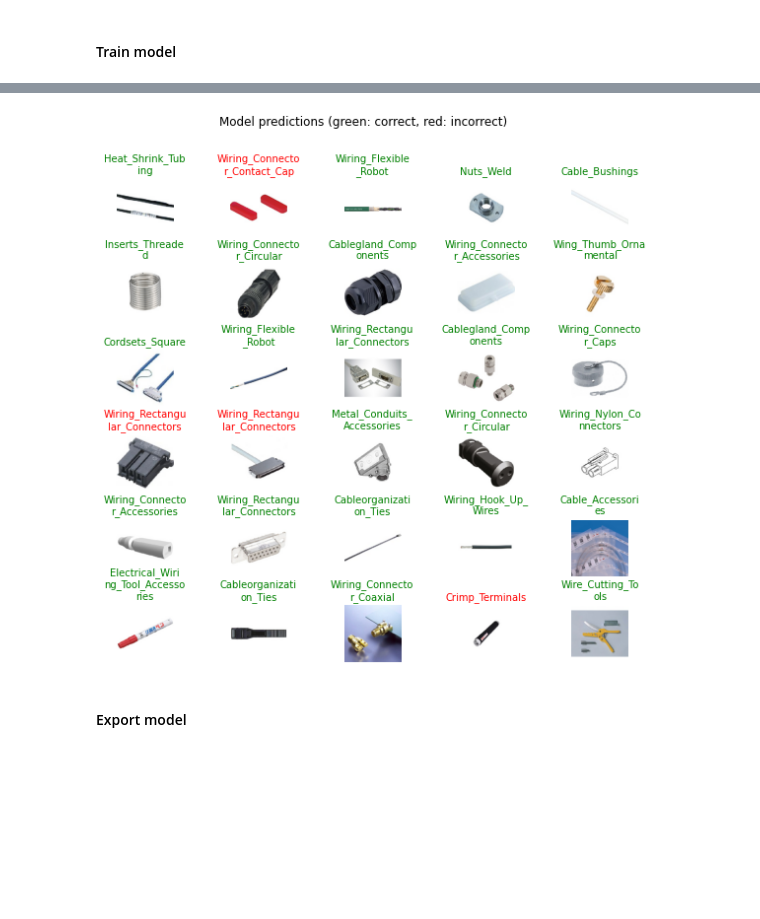
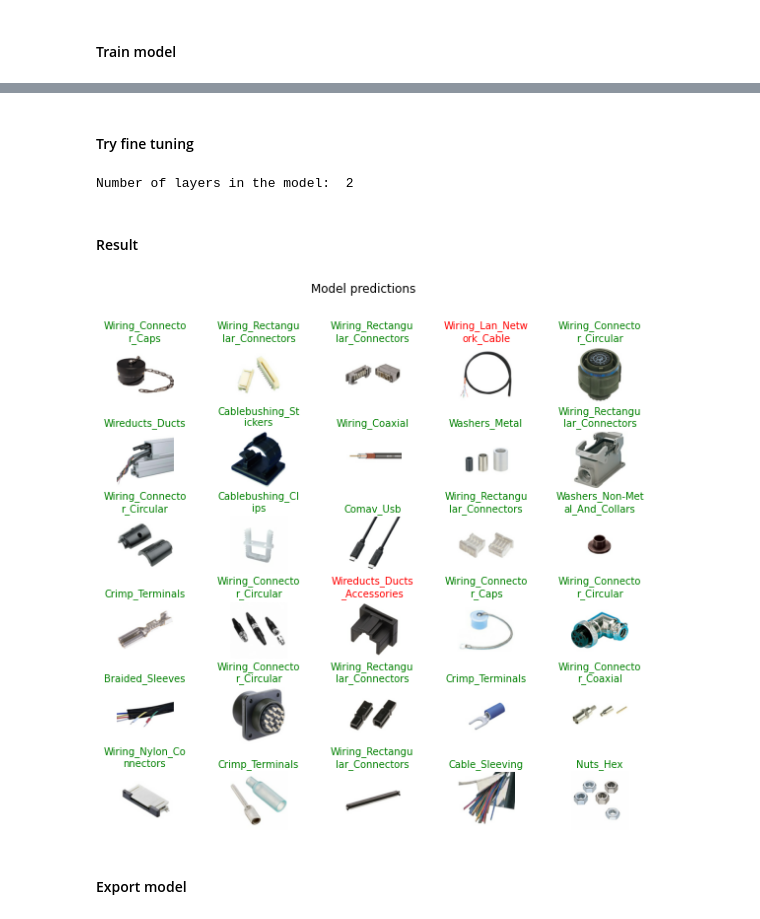
Before and after one commit to RyutaroInatsu/ImageAnnotationChallenge, a Jupyter notebook: notebooks/ImageAnnotationChallenge.ipynb, the cells around one changed output, grey strips where cells are left out. Saved outputs shown, nothing was run; the diff lists cells and outputs as text; code cells hidden in the pictures; blank space fills up the shorter version.

Commit message:
update trained model

```diff
--- a/notebooks/ImageAnnotationChallenge.ipynb
+++ b/notebooks/ImageAnnotationChallenge.ipynb
@@ -478,8 +489,0 @@ class CollectBatchStats(tf.keras.callbacks.Callback):
-# %%
-steps_per_epoch = np.ceil(image_data.samples/image_data.batch_size)
-
-batch_stats_callback = CollectBatchStats()
-
-history = model.fit(image_data, epochs=50,
-                              steps_per_epoch=steps_per_epoch,
-                              callbacks = [batch_stats_callback])
@@ -524,4 +489,0 @@ plt.plot(batch_stats_callback.batch_acc)
-# %%
-class_names = sorted(image_data.class_indices.items(), key=lambda pair:pair[1])
-class_names = np.array([key.title() for key, value in class_names])
-class_names
@@ -545,0 +490,11 @@ array(['Ac_Servo_Motor_Cables', 'Braided_Sleeves', 'Cablebushing_Clips',
+# %%
+NUM_EPOCHS = 50
+
+early_stopping = tf.keras.callbacks.EarlyStopping(
+    monitor='val_acc', min_delta=0.0001, patience=1
+)
+
+history = model.fit(train_ds,
+                    validation_data=val_ds,
+                    epochs=NUM_EPOCHS,
+                    callbacks=[early_stopping])
@@ -546,4 +519,5 @@ array(['Ac_Servo_Motor_Cables', 'Braided_Sleeves', 'Cablebushing_Clips',
 # %%
 predicted_batch = model.predict(image_batch)
-predicted_id = np.argmax(predicted_batch, axis=-1)
+predicted_id = tf.math.argmax(predicted_batch, axis=-1)
 predicted_label_batch = class_names[predicted_id]
+print(predicted_label_batch)
@@ -555,0 +567,2 @@ image_batch.shape
+# %% [markdown]
+#### Try fine tuning
@@ -556,16 +571,23 @@ image_batch.shape
+# %%
+print("Number of layers in the model: ", len(model.layers))
+# %% [output]
+Number of layers in the model:  2
+# %% [markdown]
+#### Result
 # %%
 from textwrap import wrap
 plt.figure(figsize=(10,9))
 plt.subplots_adjust(hspace=0.5)
+
 for n in range(30):
   plt.subplot(6,5,n+1)
   plt.imshow(image_batch[n])
-  color = "green" if predicted_id[n] == label_id[n] else "red"
+  color = "green" if predicted_id[n].numpy() == labels_batch[n].numpy() else "red"
   plt.title('\n'.join(wrap(predicted_label_batch[n].title(), 15)), color=color, fontsize=10)
   plt.axis('off')
-_ = plt.suptitle("Model predictions (green: correct, red: incorrect)")
+_ = plt.suptitle("Model predictions")
 # %% [output]
-[figure, old version]
+[figure, new version]
 # %% [markdown]
 #### Export model
 # %%
```
Also changed, not shown: parts of 47 cells of this notebook, 4 other files.
